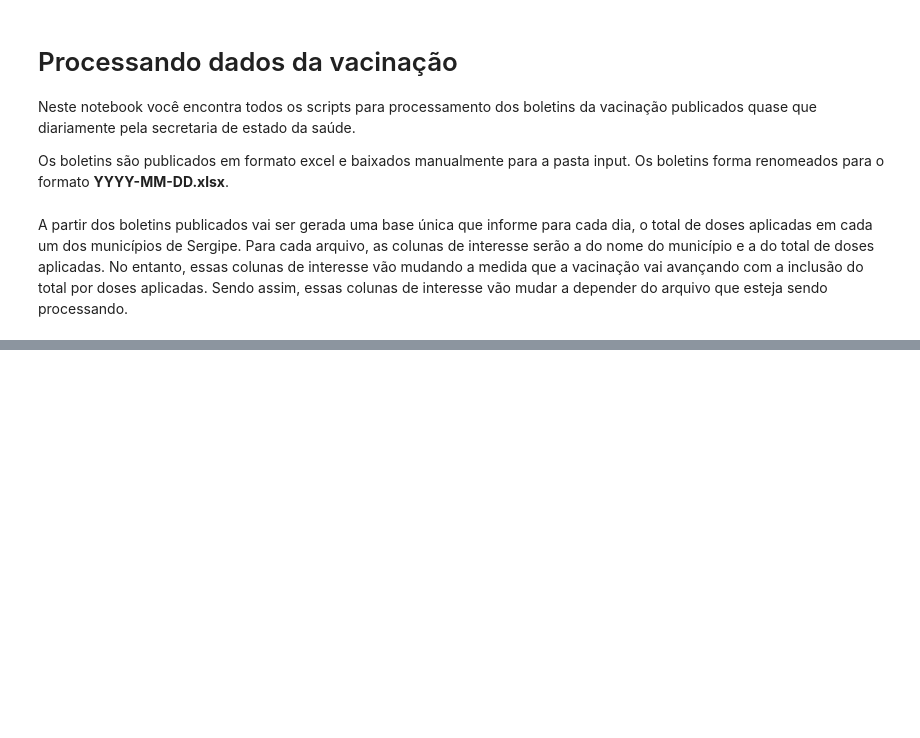
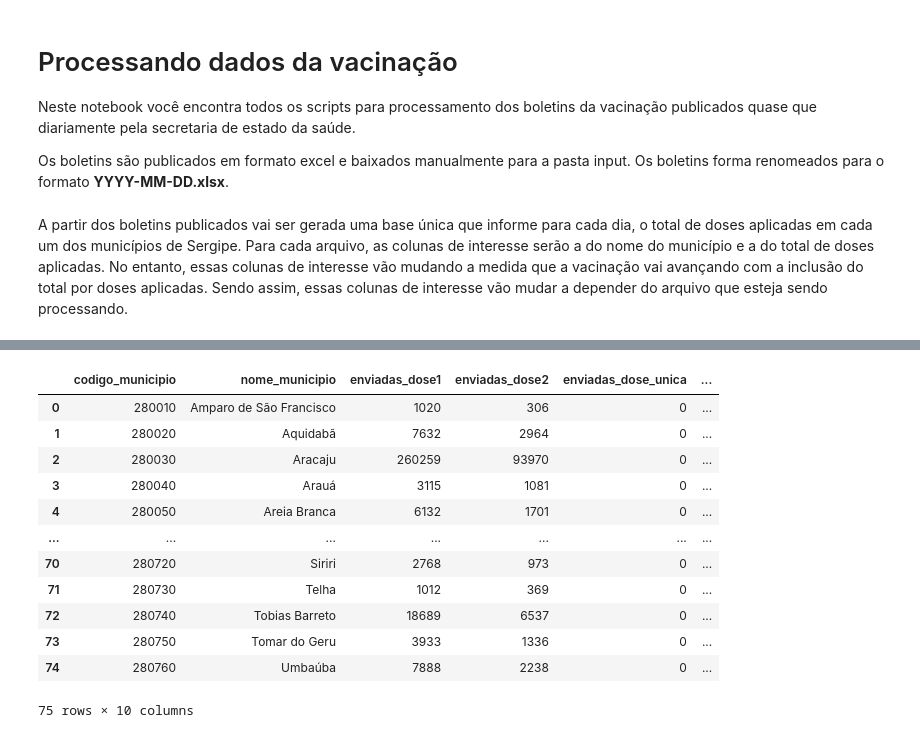
Before and after one commit to dadosabertossergipe/covid19, a Jupyter notebook: code/ProcessaVacinacao.ipynb, the cells around one changed output, grey strips where cells are left out. Saved outputs shown, nothing was run; the diff lists cells and outputs as text; code cells hidden in the pictures; blank space fills up the shorter version.

```diff
--- a/code/ProcessaVacinacao.ipynb
+++ b/code/ProcessaVacinacao.ipynb
@@ -87,0 +143,54 @@ def process_type3(file, output):
+# %%
+def process_type4(file, output):
+
+    file_name = file.split("/")[-1].split(".")[0]
+    order_columns = ['codigo_municipio','nome_municipio','enviadas_dose1', 'enviadas_dose2', 'enviadas_dose_unica', 'enviadas_dose_reforco','aplicadas_dose1','aplicadas_dose2','aplicadas_dose_unica','aplicadas_dose_reforco']
+
+    data_ = pd.read_excel(file, skiprows=3,header=None)
+    data_ = data_.iloc[:, [0,5,6,7,8,-23]]
+    data_ = data_.rename(columns={
+        data_.columns[0]: 'nome_municipio',
+        data_.columns[1]: 'enviadas_dose1',
+        data_.columns[2]: 'enviadas_dose2',
+        data_.columns[3]: 'aplicadas_dose1',
+        data_.columns[4]: 'aplicadas_dose2',
+        data_.columns[5]: 'aplicadas_dose_unica'})
+    data_ = data_.fillna(0)
+    data_['codigo_municipio'] = data_['nome_municipio'].str[0:6]
+    data_['nome_municipio'] = data_['nome_municipio'].str[7:]
+    data_['nome_municipio'] = data_['nome_municipio'].str.strip()
+    data_['enviadas_dose1'] = data_['enviadas_dose1'].astype(int)
+    data_['enviadas_dose2'] = data_['enviadas_dose2'].astype(int)
+    data_['aplicadas_dose1'] = data_['aplicadas_dose1'].astype(int)
+    data_['aplicadas_dose2'] = data_['aplicadas_dose2'].astype(int)
+    data_['aplicadas_dose_unica'] = data_['aplicadas_dose_unica'].astype(int)
+    data_['aplicadas_dose_reforco'] = 0
+    data_['enviadas_dose_reforco'] = 0
+    data_['enviadas_dose_unica'] = 0
+
+
+
+    data_ = data_.iloc[0:75, :]
+    data_ = data_[order_columns]
+
+
+
+    #data_.to_csv(output + "/" + file_name + ".csv", index=False)
+
+    return data_
+# %%
+process_type4("../input/boletins_vacinacao/2021-06-28.xlsx", "../tmp/boletins_temporarios")
+# %% [output]
+|  | codigo_municipio | nome_municipio | enviadas_dose1 | enviadas_dose2 | enviadas_dose_unica | ... |
+| 0 | 280010 | Amparo de São Francisco | 1020 | 306 | 0 | ... |
+| 1 | 280020 | Aquidabã | 7632 | 2964 | 0 | ... |
+| 2 | 280030 | Aracaju | 260259 | 93970 | 0 | ... |
+| 3 | 280040 | Arauá | 3115 | 1081 | 0 | ... |
+| 4 | 280050 | Areia Branca | 6132 | 1701 | 0 | ... |
+| ... | ... | ... | ... | ... | ... | ... |
+| 70 | 280720 | Siriri | 2768 | 973 | 0 | ... |
+| 71 | 280730 | Telha | 1012 | 369 | 0 | ... |
+| 72 | 280740 | Tobias Barreto | 18689 | 6537 | 0 | ... |
+| 73 | 280750 | Tomar do Geru | 3933 | 1336 | 0 | ... |
+| 74 | 280760 | Umbaúba | 7888 | 2238 | 0 | ... |
+75 rows × 10 columns
```
Also changed, not shown: parts of 11 cells of this notebook, 27 other files.
